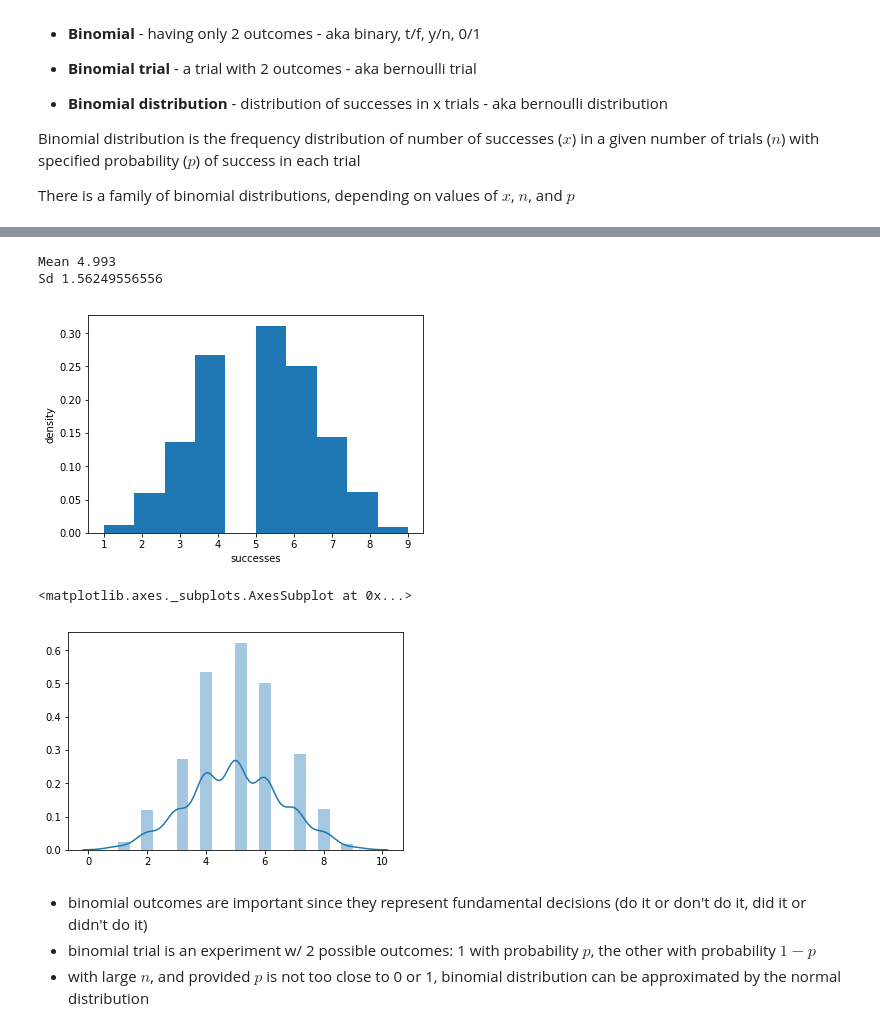
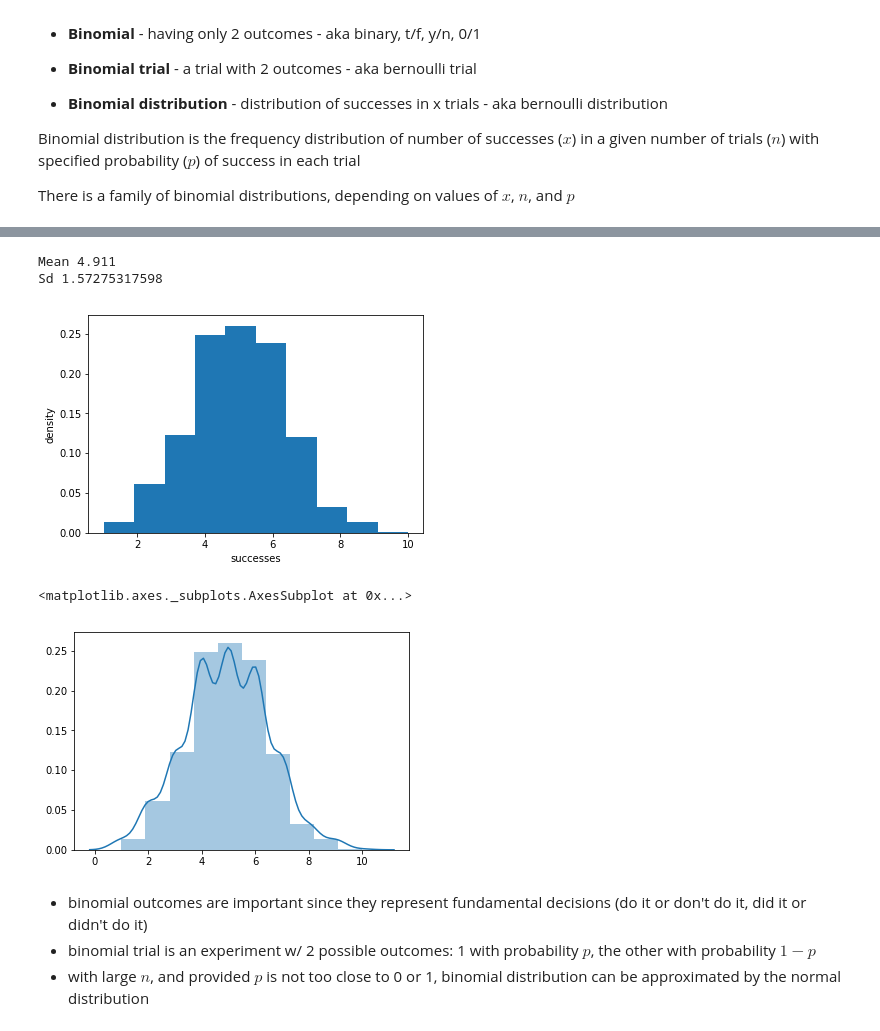
Before and after one commit to andrewmontes87/practical_statistics_py, a Jupyter notebook: notebooks/02 - Data and sampling distributions.ipynb, the cells around one changed output, grey strips where cells are left out. Drawn from its saved outputs; the diff is of its cells as text; code cells hidden in the pictures.

```diff
--- a/notebooks/02 - Data and sampling distributions.ipynb
+++ b/notebooks/02 - Data and sampling distributions.ipynb
@@ -450,20 +506,26 @@ Sd 1.62848732601
 # %%
-# with scipy.stats
+### simulating 1000 random variables from a Binomial distribution
+### w/ stats.binom.rvs()
+
 n, p = 10, .5  # number of trials, probability of each trial
-binom_sim = stats.binom.rvs(n=n, p=p, size=1000)
-print('Mean', np.mean(binom_sim))
-print('Sd', np.std(binom_sim, ddof=1))
-plt.hist(binom_sim, bins=10, normed=10)
+x = stats.binom.rvs(n=n, p=p, size=1000)
+print('Mean', np.mean(x))
+print('Sd', np.std(x, ddof=1))
+
+## histogram with matplotlib
+plt.hist(x, bins=10, normed=10)
 plt.xlabel("successes")
 plt.ylabel("density")
 plt.show()
-sns.distplot(binom_sim)
+
+## histogram with seaborn
+sns.distplot(x, bins=10, norm_hist=True)
 # %% [output]
-Mean 4.993
-Sd 1.56249556556
+Mean 4.911
+Sd 1.57275317598
-[figure, old version]
+[figure, new version]
 <matplotlib.axes._subplots.AxesSubplot at 0x...>
-[figure, old version]
+[figure, new version]
 # %% [markdown]
 - binomial outcomes are important since they represent fundamental decisions (do it or don't do it, did it or didn't do it)
 - binomial trial is an experiment w/ 2 possible outcomes: 1 with probability $p$, the other with probability $1 - p$
```
Also changed, not shown: parts of 25 cells of this notebook.
